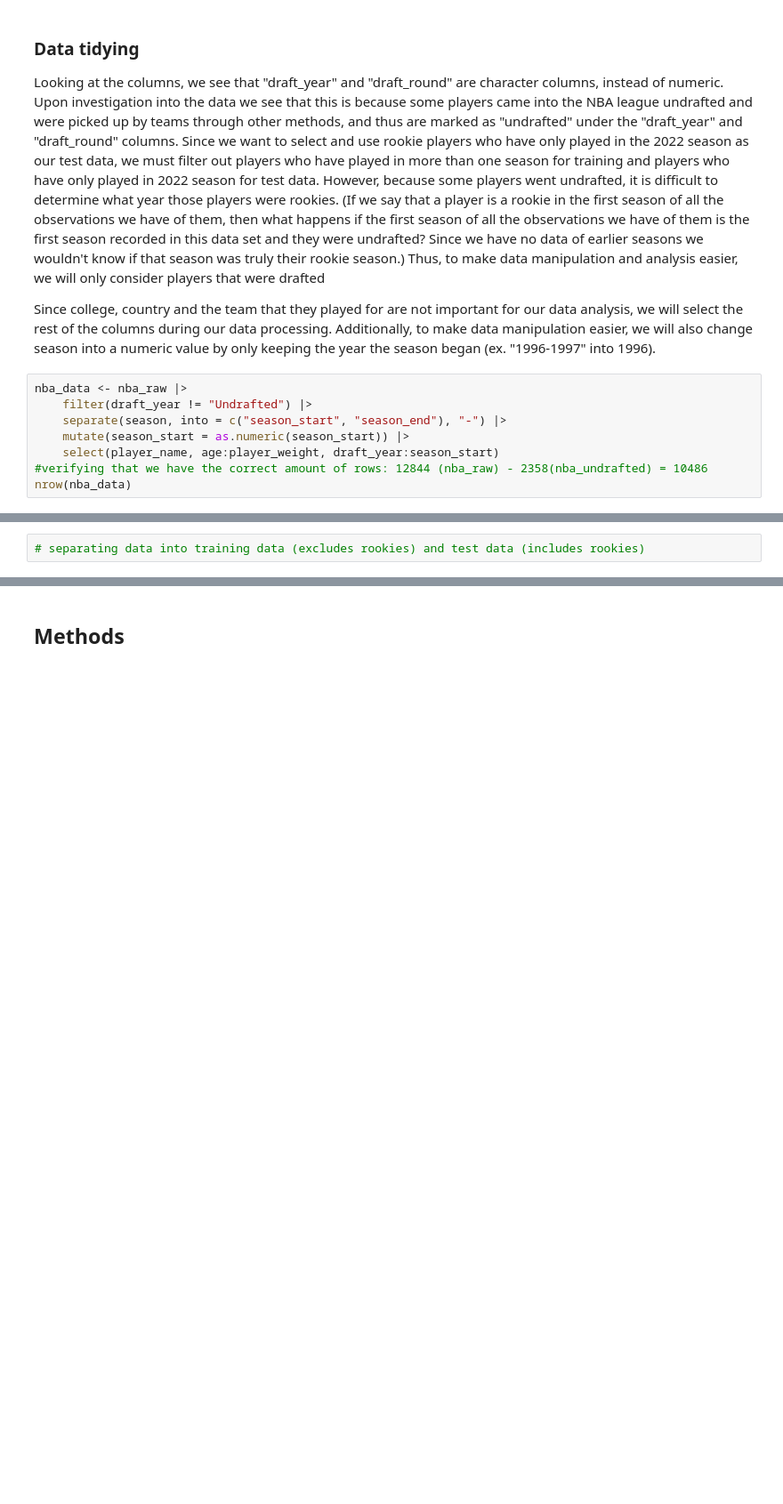
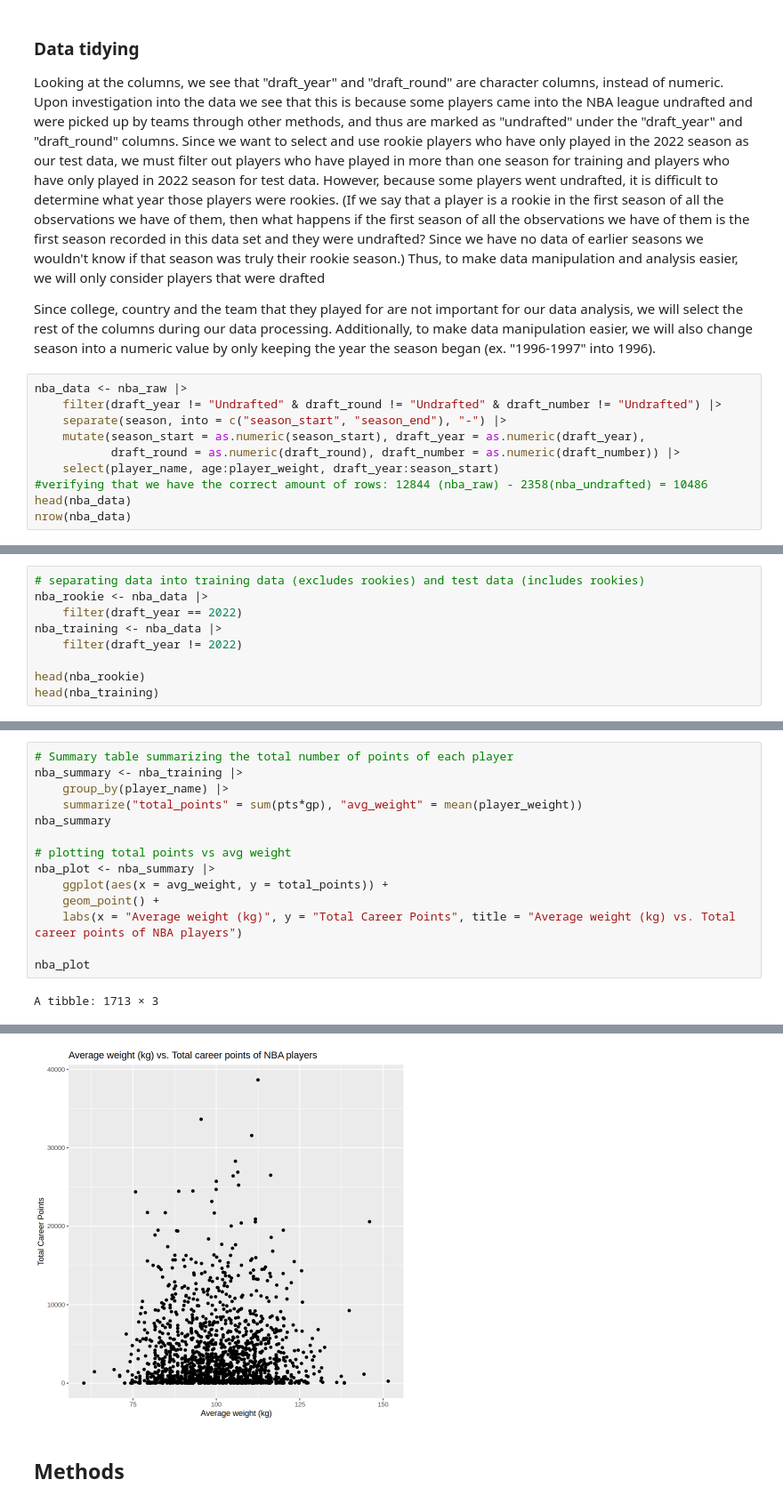
Before and after one commit to notjamesw/Group_Project_DSCI100, a Jupyter notebook: Project Proposal.ipynb, the cells around one changed output, grey strips where cells are left out. Shown at 89% size. Drawn from its saved outputs; the diff is of its cells as text; blank space fills up the shorter version.

Commit message:
Completed prelim data analysis

```diff
--- a/Project Proposal.ipynb
+++ b/Project Proposal.ipynb
@@ -97,10 +108,12 @@ Looking at the columns, we see that "draft_year" and "draft_round" are character
 Since college, country and the team that they played for are not important for our data analysis, we will select the rest of the columns during our data processing. Additionally, to make data manipulation easier, we will also change season into a numeric value by only keeping the year the season began (ex. "1996-1997" into 1996).
 # %%
 nba_data <- nba_raw |>
-    filter(draft_year != "Undrafted") |>
+    filter(draft_year != "Undrafted" & draft_round != "Undrafted" & draft_number != "Undrafted") |>
     separate(season, into = c("season_start", "season_end"), "-") |>
-    mutate(season_start = as.numeric(season_start)) |>
+    mutate(season_start = as.numeric(season_start), draft_year = as.numeric(draft_year),
+           draft_round = as.numeric(draft_round), draft_number = as.numeric(draft_number)) |>
     select(player_name, age:player_weight, draft_year:season_start)
 #verifying that we have the correct amount of rows: 12844 (nba_raw) - 2358(nba_undrafted) = 10486
+head(nba_data)
 nrow(nba_data)
 # %% [output]
@@ -108,2 +130,9 @@ nrow(nba_data)
 # %%
 # separating data into training data (excludes rookies) and test data (includes rookies)
+nba_rookie <- nba_data |>
+    filter(draft_year == 2022)
+nba_training <- nba_data |>
+    filter(draft_year != 2022)
+
+head(nba_rookie)
+head(nba_training)
@@ -109,0 +158,16 @@ nrow(nba_data)
+# %%
+# Summary table summarizing the total number of points of each player
+nba_summary <- nba_training |>
+    group_by(player_name) |>
+    summarize("total_points" = sum(pts*gp), "avg_weight" = mean(player_weight))
+nba_summary
+
+# plotting total points vs avg weight
+nba_plot <- nba_summary |>
+    ggplot(aes(x = avg_weight, y = total_points)) +
+    geom_point() +
+    labs(x = "Average weight (kg)", y = "Total Career Points", title = "Average weight (kg) vs. Total career points of NBA players")
+
+nba_plot
+# %% [output]
+A tibble: 1713 × 3
@@ -110,3 +192,4 @@ nrow(nba_data)
+[figure, added]
 # %% [markdown]
 ## Methods ##
 # %% [markdown]
```
Also changed, not shown: parts of 7 cells of this notebook.
